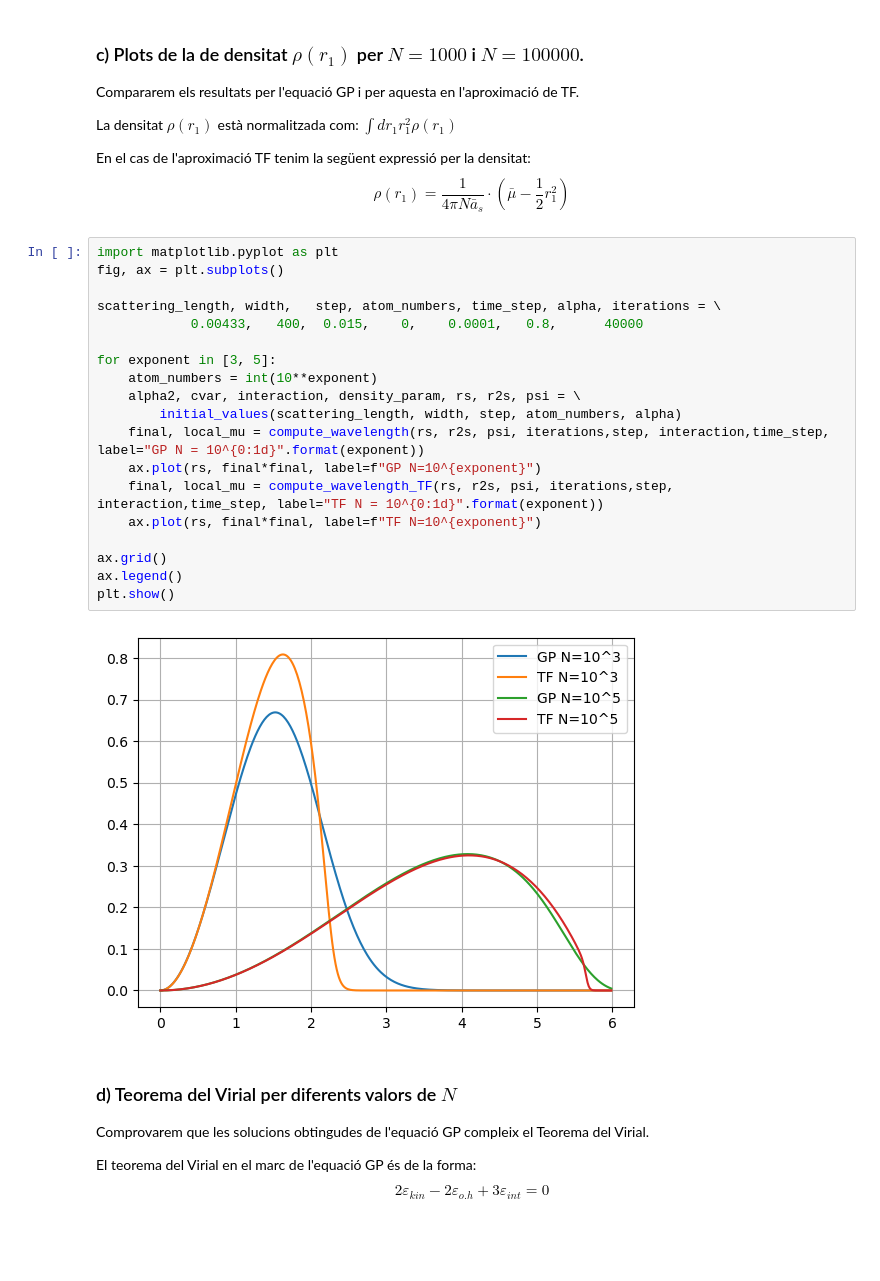
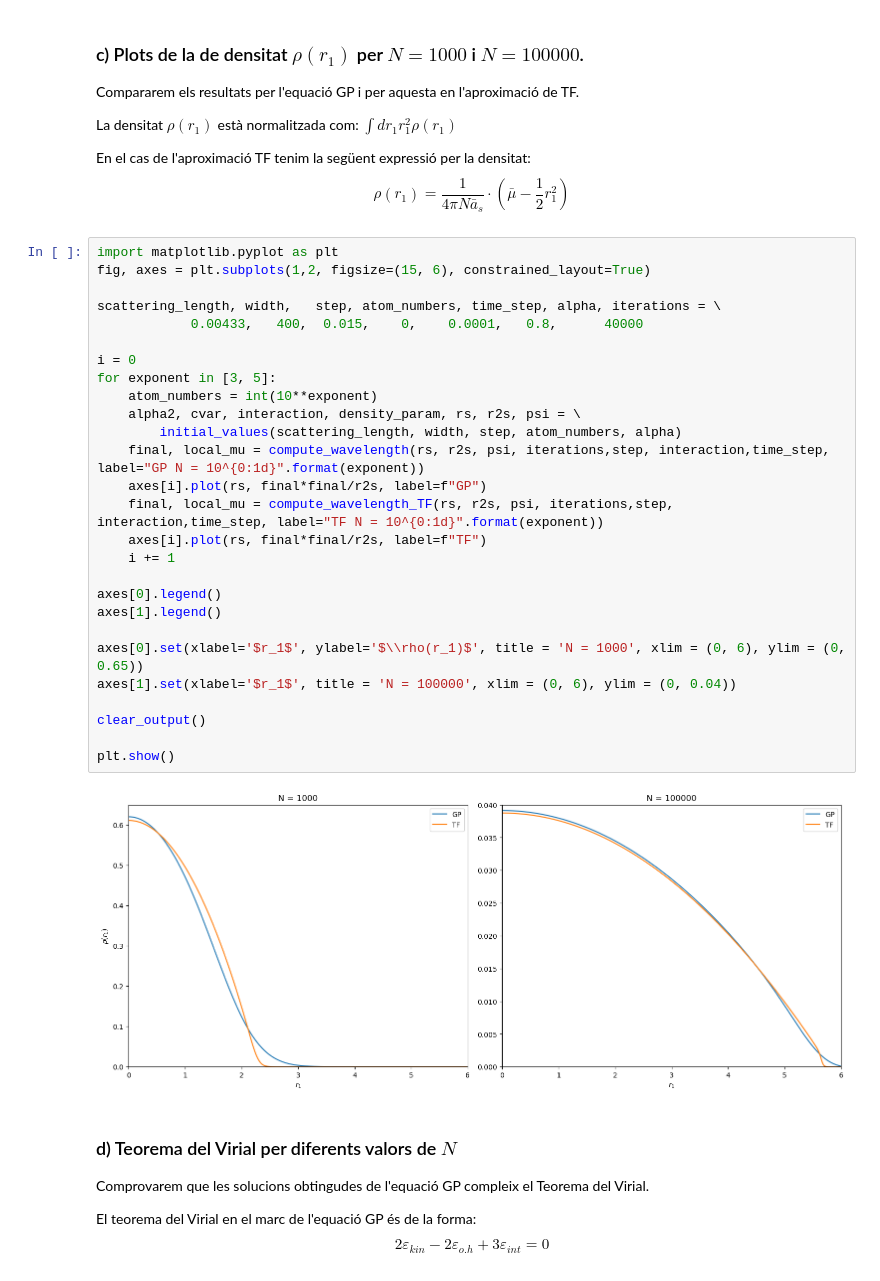
Before and after one commit to AdriRed/entrega-mqn, a Jupyter notebook: entrega_22abril.ipynb, the cells around one changed output. Cells and saved outputs as stored; diff of their text form; blank space fills up the shorter version.

Commit message:
density plots done

```diff
--- a/entrega_22abril.ipynb
+++ b/entrega_22abril.ipynb
@@ -281,25 +281,33 @@ $$
 $$
 # %%
 import matplotlib.pyplot as plt
-fig, ax = plt.subplots()
+fig, axes = plt.subplots(1,2, figsize=(15, 6), constrained_layout=True)
 
 scattering_length, width,   step, atom_numbers, time_step, alpha, iterations = \
             0.00433,   400,  0.015,    0,    0.0001,   0.8,      40000
 
+i = 0
 for exponent in [3, 5]:
     atom_numbers = int(10**exponent)
     alpha2, cvar, interaction, density_param, rs, r2s, psi = \
         initial_values(scattering_length, width, step, atom_numbers, alpha)
     final, local_mu = compute_wavelength(rs, r2s, psi, iterations,step, interaction,time_step, label="GP N = 10^{0:1d}".format(exponent))
-    ax.plot(rs, final*final, label=f"GP N=10^{exponent}")
+    axes[i].plot(rs, final*final/r2s, label=f"GP")
     final, local_mu = compute_wavelength_TF(rs, r2s, psi, iterations,step, interaction,time_step, label="TF N = 10^{0:1d}".format(exponent))
-    ax.plot(rs, final*final, label=f"TF N=10^{exponent}")
+    axes[i].plot(rs, final*final/r2s, label=f"TF")
+    i += 1
 
-ax.grid()
-ax.legend()
+axes[0].legend()
+axes[1].legend()
+
+axes[0].set(xlabel='$r_1$', ylabel='$\\rho(r_1)$', title = 'N = 1000', xlim = (0, 6), ylim = (0, 0.65))
+axes[1].set(xlabel='$r_1$', title = 'N = 100000', xlim = (0, 6), ylim = (0, 0.04))
+
+clear_output()
+
 plt.show()
 # %% [output]
-[figure, old version]
+[figure, new version]
 # %% [markdown]
 ### d) Teorema del Virial per diferents valors de $N$
 
```
Also changed, not shown: parts of 1 cell of this notebook.
